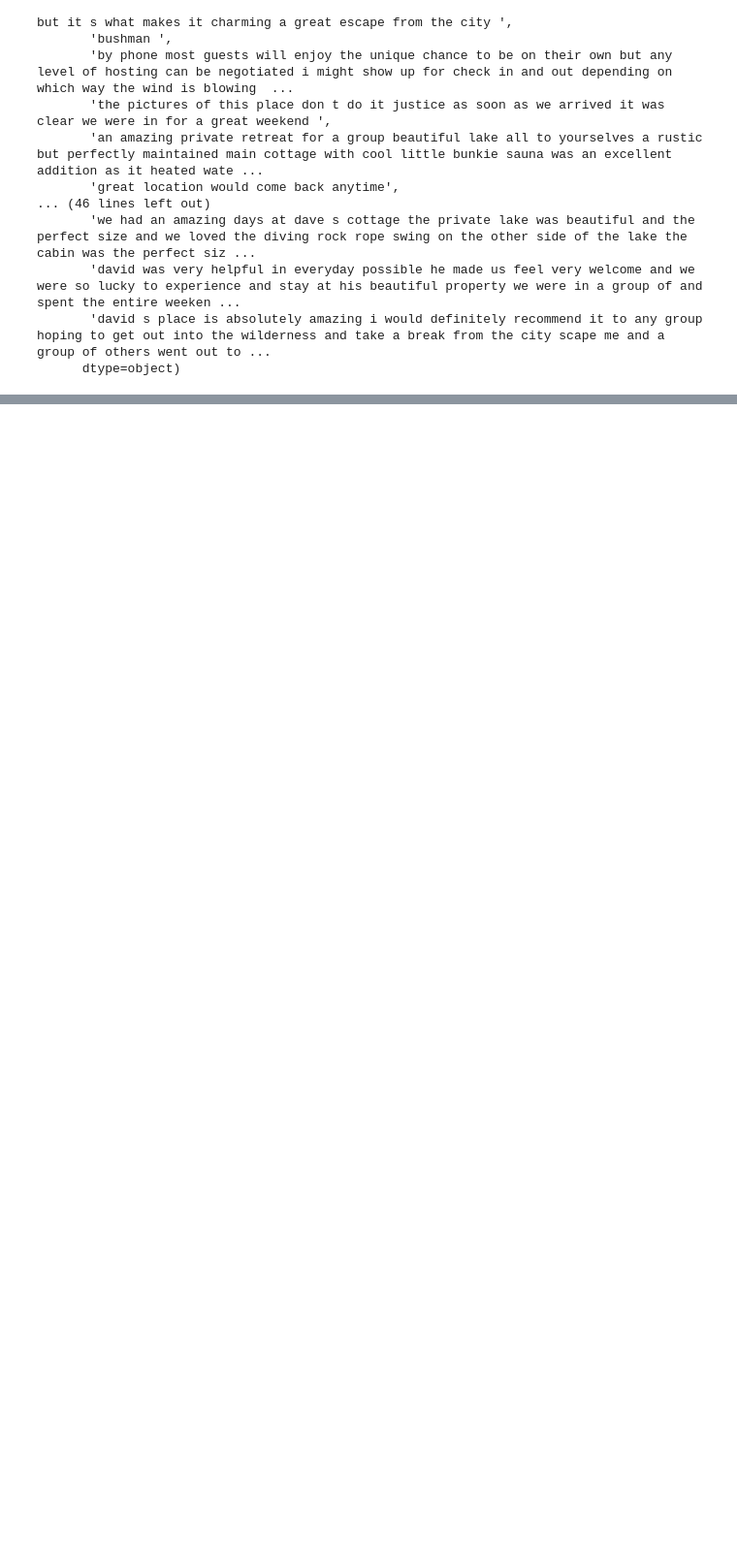
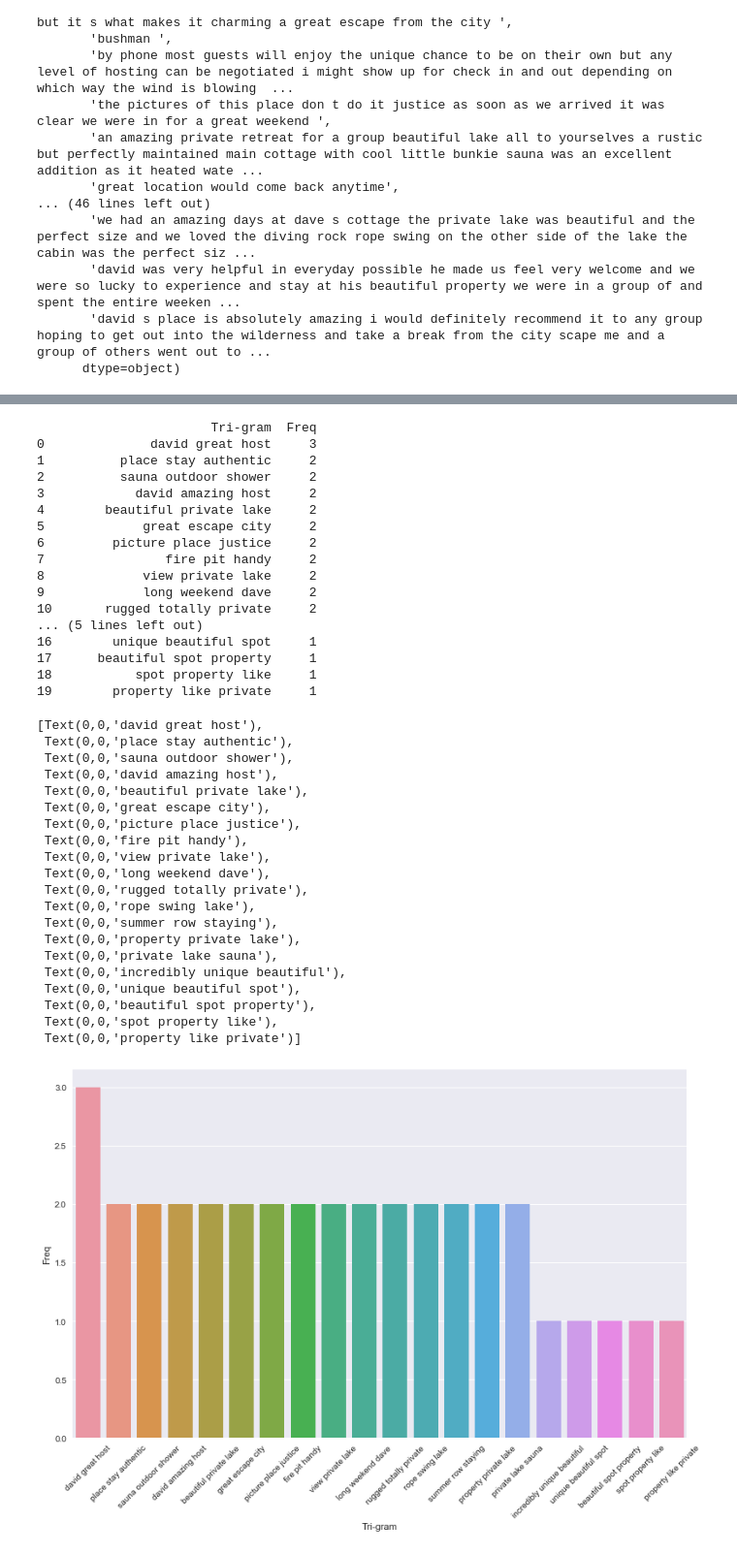
Before and after one commit to callMeMaybe-genesys/Scraping-NLP, a Jupyter notebook: callMeMayBe (Genesys Hack).ipynb, the cells around one changed output, grey strips where cells are left out. Shown at 97% size. Drawn from its saved outputs; the diff is of its cells as text; code cells hidden in the pictures; blank space fills up the shorter version.

```diff
--- a/callMeMayBe (Genesys Hack).ipynb
+++ b/callMeMayBe (Genesys Hack).ipynb
@@ -378,0 +410,2 @@ corpus
+# %%
+dict_df['Output'] = dict_df['Keywords'].apply(lambda x: generate(x))
@@ -378,0 +461,7 @@ corpus
+# %%
+output = pd.DataFrame()
+output['question'] = dict_df['Keywords']
+output['answer'] = dict_df['Output'].apply(lambda x: str(x))
+#output['answer'] = output['answer'].apply(lambda x: str(x))
+#output = output.iloc[0:500]
+output.shape
@@ -378,0 +470,2 @@ corpus
+# %%
+output = output.drop_duplicates(subset='question', keep="first")
@@ -378,0 +476,8 @@ corpus
+# %%
+output['too short'] = output['question'].apply(lambda x: len(x)<= 4)
+output.head()
+something = output[output['too short'] == False]
+something.head()
+output = something
+output = output.drop("too short", axis=1)
+output.shape
@@ -378,0 +626,60 @@ corpus
+# %%
+#Most frequently occuring Tri-grams
+def get_top_n3_words(corpus, n=None):
+    vec1 = CountVectorizer(ngram_range=(3,3),
+           max_features=2000).fit(corpus)
+    bag_of_words = vec1.transform(corpus)
+    sum_words = bag_of_words.sum(axis=0)
+    words_freq = [(word, sum_words[0, idx]) for word, idx in
+                  vec1.vocabulary_.items()]
+    words_freq =sorted(words_freq, key = lambda x: x[1],
+                reverse=True)
+    return words_freq[:n]
+top3_words = get_top_n3_words(corpus, n=20)
+top3_df = pd.DataFrame(top3_words)
+top3_df.columns=["Tri-gram", "Freq"]
+print(top3_df)
+#Barplot of most freq Tri-grams
+import seaborn as sns
+sns.set(rc={'figure.figsize':(13,8)})
+j=sns.barplot(x="Tri-gram", y="Freq", data=top3_df)
+j.set_xticklabels(j.get_xticklabels(), rotation=45)
+# %% [output]
+                       Tri-gram  Freq
+0              david great host     3
+1          place stay authentic     2
+2          sauna outdoor shower     2
+3            david amazing host     2
+4        beautiful private lake     2
+5             great escape city     2
+6         picture place justice     2
+7                fire pit handy     2
+8             view private lake     2
+9             long weekend dave     2
+10       rugged totally private     2
+... (5 lines left out)
+16        unique beautiful spot     1
+17      beautiful spot property     1
+18           spot property like     1
+19        property like private     1
+[Text(0,0,'david great host'),
+ Text(0,0,'place stay authentic'),
+ Text(0,0,'sauna outdoor shower'),
+ Text(0,0,'david amazing host'),
+ Text(0,0,'beautiful private lake'),
+ Text(0,0,'great escape city'),
+ Text(0,0,'picture place justice'),
+ Text(0,0,'fire pit handy'),
+ Text(0,0,'view private lake'),
+ Text(0,0,'long weekend dave'),
+ Text(0,0,'rugged totally private'),
+ Text(0,0,'rope swing lake'),
+ Text(0,0,'summer row staying'),
+ Text(0,0,'property private lake'),
+ Text(0,0,'private lake sauna'),
+ Text(0,0,'incredibly unique beautiful'),
+ Text(0,0,'unique beautiful spot'),
+ Text(0,0,'beautiful spot property'),
+ Text(0,0,'spot property like'),
+ Text(0,0,'property like private')]
+[figure, added]
```
Also changed, not shown: parts of 32 cells of this notebook.
